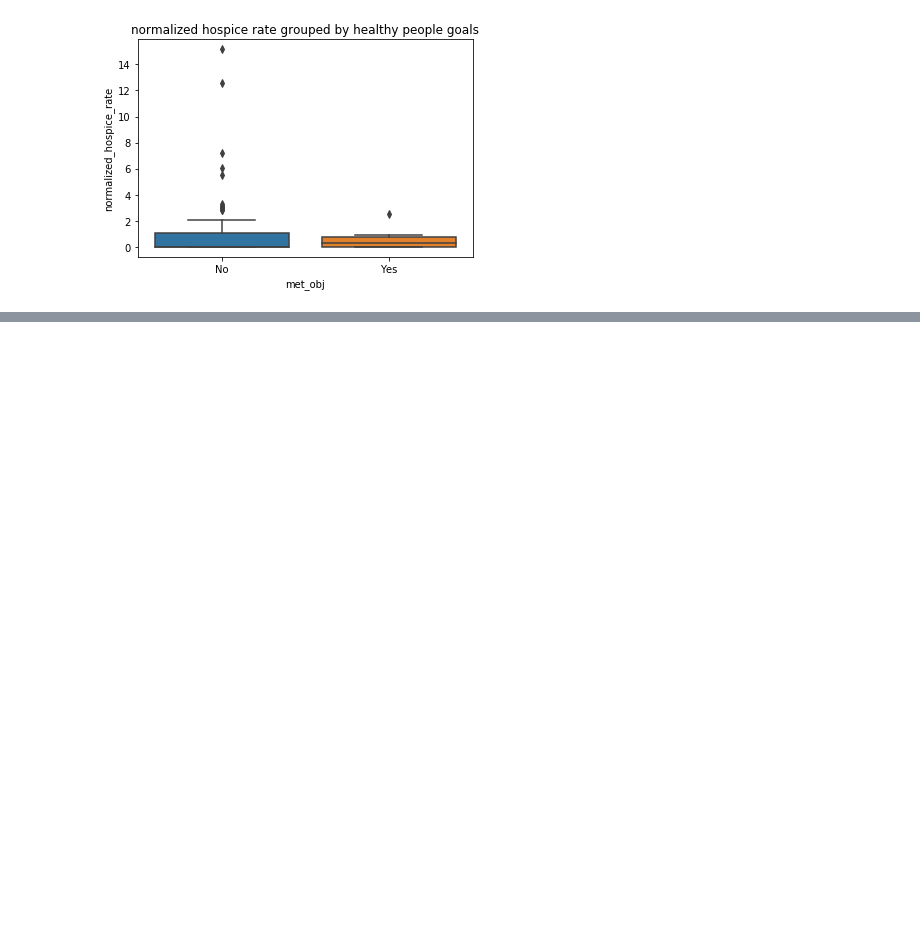
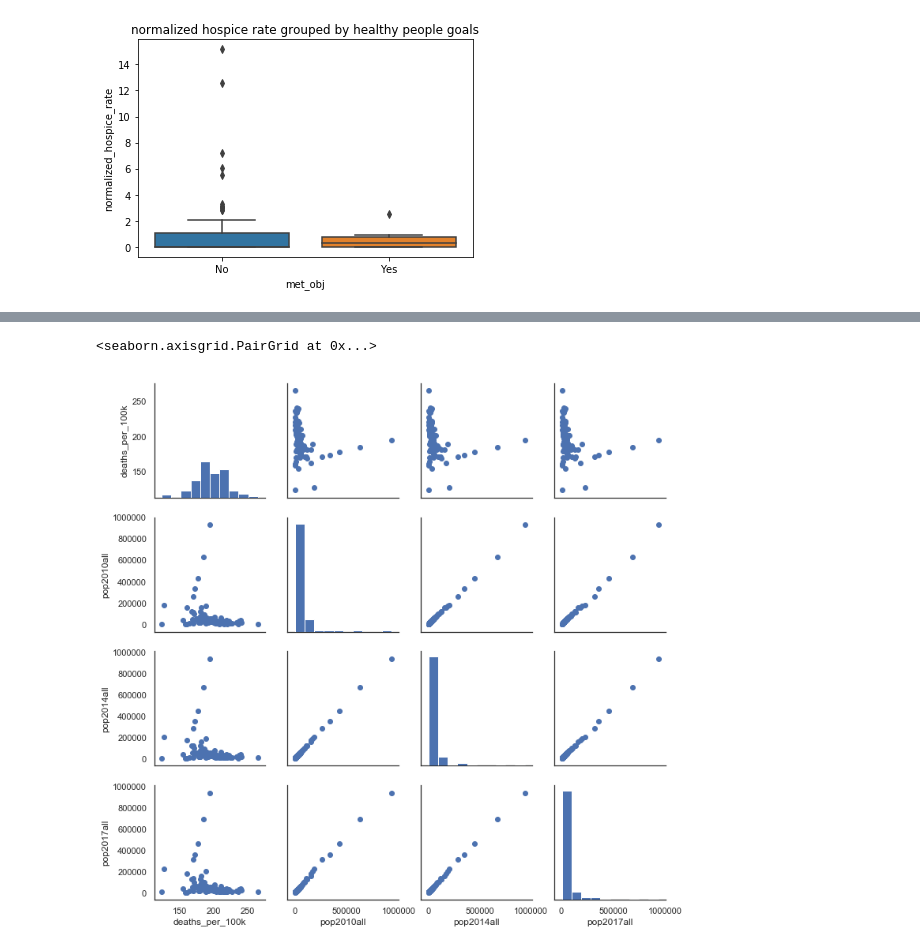
Before and after one commit to praelfj/vanderbilt-aspire-data-essentials, a Jupyter notebook: week_3_and_onward_notebook.ipynb, the cells around one changed output, grey strips where cells are left out. Drawn from its saved outputs; the diff is of its cells as text; code cells hidden in the pictures; blank space fills up the shorter version.

```diff
--- a/week_3_and_onward_notebook.ipynb
+++ b/week_3_and_onward_notebook.ipynb
@@ -440,0 +485,8 @@ plt.close()
+# %%
+#deaths per 100k vs. total pop for 3 years
+g = sns.PairGrid(pch_pcts[['deaths_per_100k','pop2010all', 'pop2014all', 'pop2017all']])
+g.map_diag(plt.hist)
+g.map_offdiag(plt.scatter)
+# %% [output]
+<seaborn.axisgrid.PairGrid at 0x...>
+[figure, added]
```
Also changed, not shown: parts of 16 cells of this notebook, 2 other files.
